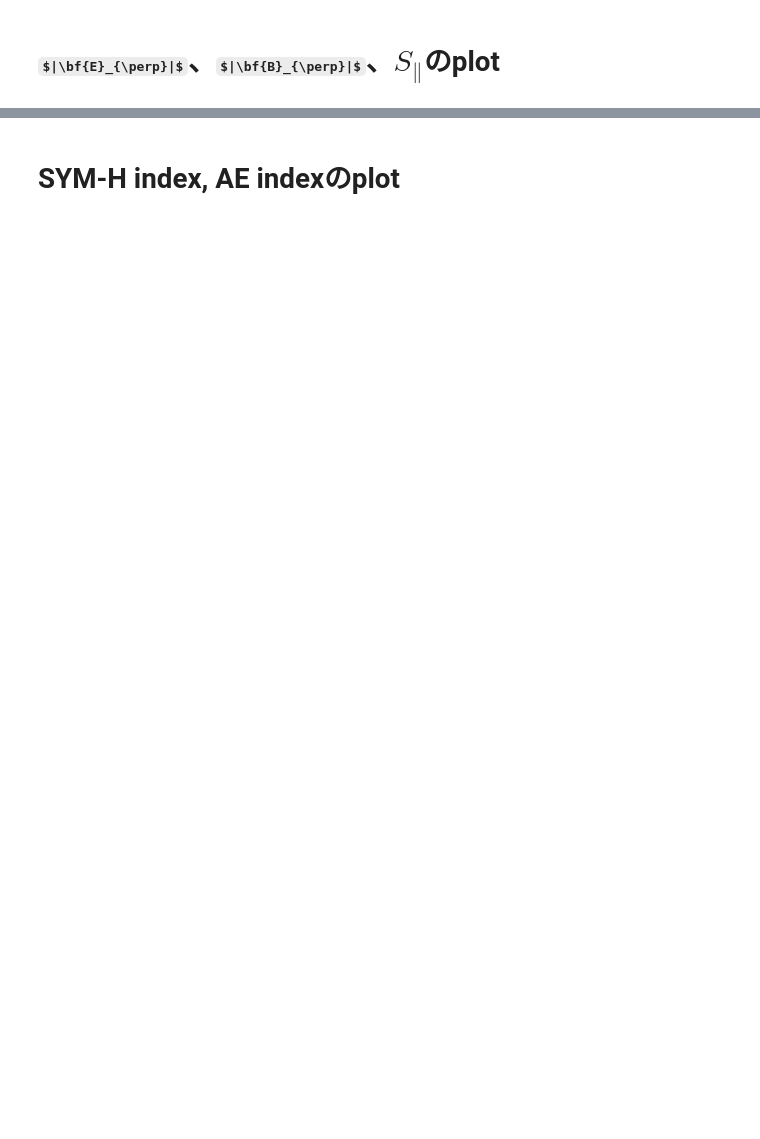
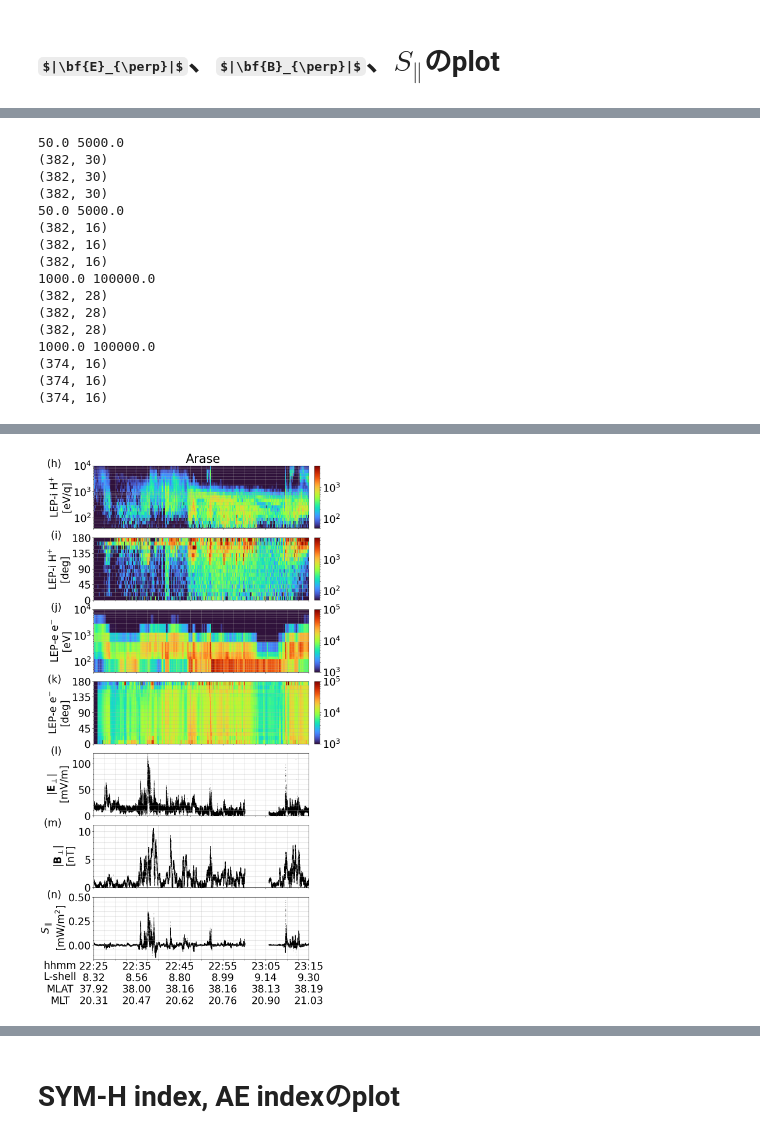
Before and after one commit to santanka/observation_workspace, a Jupyter notebook: KAW_observation/KAW_observation_2025_fig1.ipynb, the cells around one changed output, grey strips where cells are left out. Drawn from its saved outputs; the diff is of its cells as text; code cells hidden in the pictures; some formulas as TeX source; blank space fills up the shorter version.

```diff
--- a/KAW_observation/KAW_observation_2025_fig1.ipynb
+++ b/KAW_observation/KAW_observation_2025_fig1.ipynb
@@ -972,11 +1436,11 @@ ax_6.tick_params(axis='x', which='both', labelbottom=False)
 
 ytitle_proton = r'LEP-i $\mathrm{H}^{+}$' + '\n' + r'[eV/q]'
 ztitle_proton = r'[$\mathrm{cm}^{-2} \mathrm{sr}^{-1} \mathrm{s}^{-1} \mathrm{eV}^{-1}$]'
-omniflux_plot_Arase('lepi', fig, ax_1, cax_1, dq_proton, 1E1, 1E3, 4E1, 1E4, ytitle_proton, ztitle_proton)
+omniflux_plot_Arase('lepi', fig, ax_1, cax_1, dq_proton, 5E1, 5E3, 4E1, 1E4, ytitle_proton, ztitle_proton)
 
 ytitle_proton_pa = r'LEP-i $\mathrm{H}^{+}$' + '\n' + r'[deg]'
 ztitle_proton_pa = r'[$\mathrm{cm}^{-2} \mathrm{sr}^{-1} \mathrm{s}^{-1} \mathrm{eV}^{-1}$]'
-pa_plot_Arase(fig, ax_2, cax_2, dq_proton_pa, 1E1, 1E3, ytitle_proton_pa, ztitle_proton_pa)
+pa_plot_Arase(fig, ax_2, cax_2, dq_proton_pa, 5E1, 5E3, ytitle_proton_pa, ztitle_proton_pa)
 
 ytitle_electron = r'LEP-e $\mathrm{e}^{-}$' + '\n' + r'[eV]'
 ztitle_electron = r'[$\mathrm{cm}^{-2} \mathrm{sr}^{-1} \mathrm{s}^{-1} \mathrm{eV}^{-1}$]'
@@ -1033,12 +1497,15 @@ R   = np.asarray(pos_da.values[:, 0], dtype=float)  # Re
 mlat= np.asarray(pos_da.values[:, 1], dtype=float)  # deg
 mlt = np.asarray(pos_da.values[:, 2], dtype=float)  # hour [0,24)
 
+L_shell = R / np.cos(np.deg2rad(mlat))**2E0
+
 # --- MLT の 24h 周期をほどいてから補間し、最後に 24 で折り返す ---
 mlt_unwrap = np.unwrap(mlt * 2*np.pi/24.0) * 24.0/(2*np.pi)
 
 # 補間関数（tick の x は「日数」なのでそのまま使う）
 def interp_at(x_num):
-    Ri    = np.interp(x_num, t_pos_num, R, left=np.nan, right=np.nan)
+    #Ri    = np.interp(x_num, t_pos_num, R, left=np.nan, right=np.nan)
+    Ri    = np.interp(x_num, t_pos_num, L_shell, left=np.nan, right=np.nan)     # L-shellを示す
     mlati = np.interp(x_num, t_pos_num, mlat, left=np.nan, right=np.nan)
     mltiu = np.interp(x_num, t_pos_num, mlt_unwrap, left=np.nan, right=np.nan)
     mlti  = np.mod(mltiu, 24.0)
@@ -1065,22 +1532,40 @@ secax.tick_params(axis='x', which='major', pad=30)  # R/MLAT/MLTラベル
 secax.set_ticks(ax_7.get_xticks())
 
 fig.text(0.01, 0.100, "hhmm", ha='center', va='center')
-fig.text(0.01, 0.083, r"R [$R_{\mathrm{E}}$]", ha='center', va='center')
+#fig.text(0.01, 0.083, r"R [$R_{\mathrm{E}}$]", ha='center', va='center')
+fig.text(0.01, 0.083, r"L-shell", ha='center', va='center')
 fig.text(0.01, 0.063, r"MLAT", ha='center', va='center')
 fig.text(0.01, 0.045, r"MLT", ha='center', va='center')
 
-add_panel_label(ax_1, '(c-1)')
-add_panel_label(ax_2, '(c-2)')
-add_panel_label(ax_3, '(c-3)')
-add_panel_label(ax_4, '(c-4)')
-add_panel_label(ax_5, '(c-5)')
-add_panel_label(ax_6, '(c-6)')
-add_panel_label(ax_7, '(c-7)')
+add_panel_label(ax_1, '(h)')
+add_panel_label(ax_2, '(i)')
+add_panel_label(ax_3, '(j)')
+add_panel_label(ax_4, '(k)')
+add_panel_label(ax_5, '(l)')
+add_panel_label(ax_6, '(m)')
+add_panel_label(ax_7, '(n)')
 
 fig.suptitle('Arase', y=0.9)
 
 fig.tight_layout()
 plt.show()
 
-fig.savefig(r"/mnt/j/KAW_observation/Figure_1_c.pdf", bbox_inches='tight')
-fig.savefig(r"/mnt/j/KAW_observation/Figure_1_c.png", bbox_inches='tight')
+fig.savefig(r"/mnt/j/KAW_observation/Figure_2_b.pdf", bbox_inches='tight')
+fig.savefig(r"/mnt/j/KAW_observation/Figure_2_b.png", bbox_inches='tight')
+# %% [output]
+50.0 5000.0
+(382, 30)
+(382, 30)
+(382, 30)
+50.0 5000.0
+(382, 16)
+(382, 16)
+(382, 16)
+1000.0 100000.0
+(382, 28)
+(382, 28)
+(382, 28)
+1000.0 100000.0
+(374, 16)
+(374, 16)
+(374, 16)
@@ -1086,0 +1580 @@ fig.savefig(r"/mnt/j/KAW_observation/Figure_1_c.png", bbox_inches='tight')
+[figure, added]
```
Also changed, not shown: parts of 29 cells of this notebook, 3 other files.
